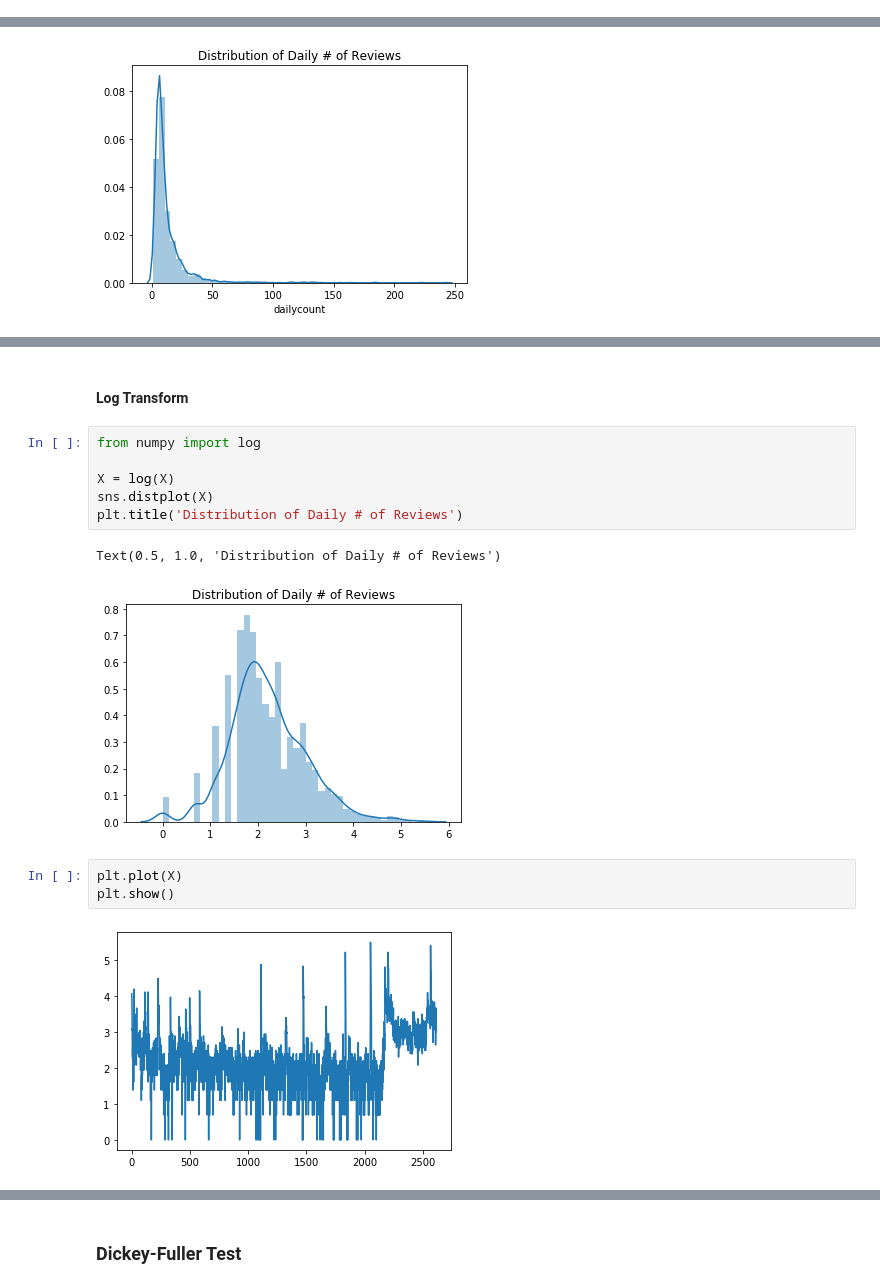
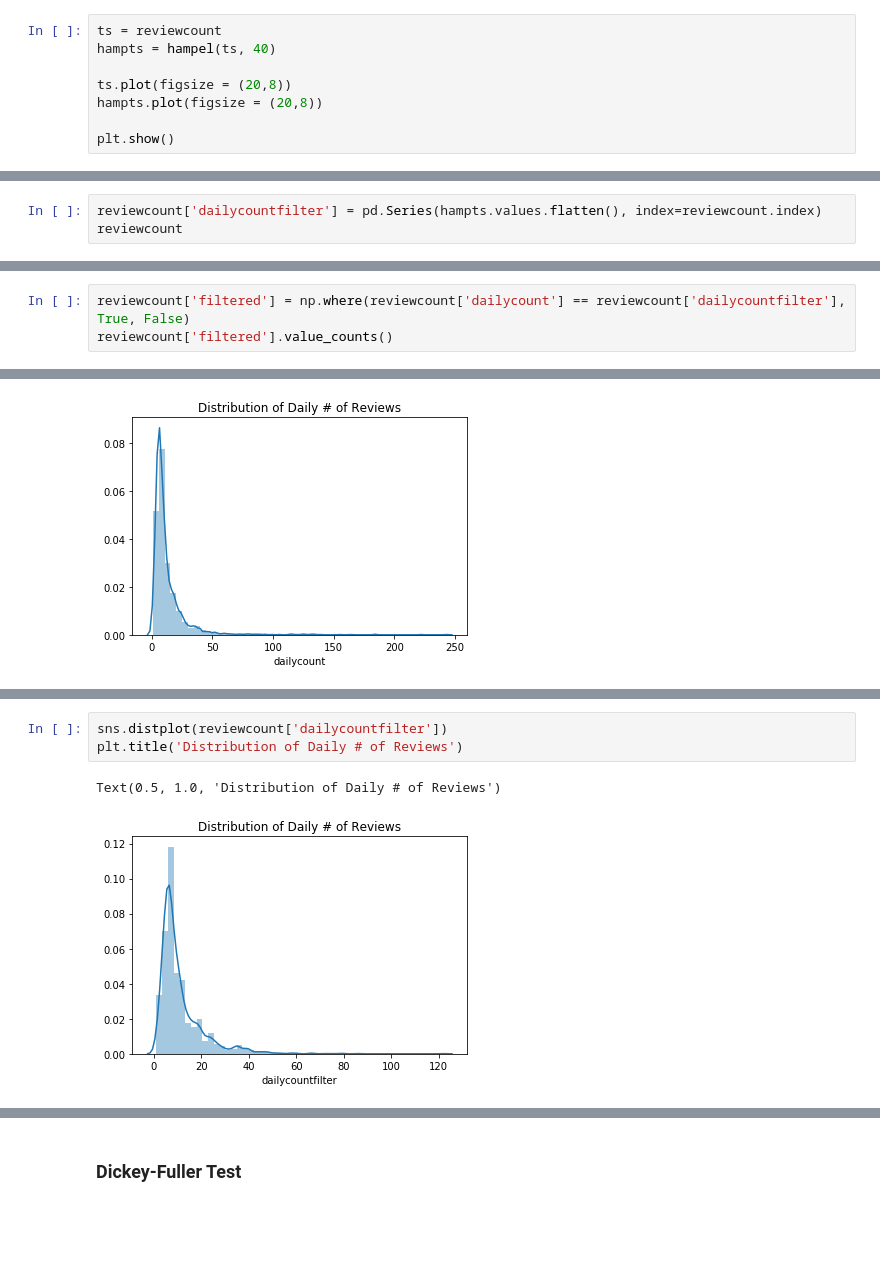
Before and after one commit to Moses-Lin/projectzomboidtimeseries, a Jupyter notebook: EDA.ipynb, the cells around one changed output, grey strips where cells are left out. Drawn from its saved outputs; the diff is of its cells as text; blank space fills up the shorter version.

Commit message:
attempting hampel filter and looking at results

```diff
--- a/EDA.ipynb
+++ b/EDA.ipynb
@@ -195,0 +204,8 @@ memory usage: 40.9 KB
+# %%
+ts = reviewcount
+hampts = hampel(ts, 40)
+
+ts.plot(figsize = (20,8))
+hampts.plot(figsize = (20,8))
+
+plt.show()
@@ -195,0 +235,3 @@ memory usage: 40.9 KB
+# %%
+reviewcount['dailycountfilter'] = pd.Series(hampts.values.flatten(), index=reviewcount.index)
+reviewcount
@@ -195,0 +253,3 @@ memory usage: 40.9 KB
+# %%
+reviewcount['filtered'] = np.where(reviewcount['dailycount'] == reviewcount['dailycountfilter'], True, False)
+reviewcount['filtered'].value_counts()
@@ -264,20 +329,10 @@ print('variance1=%f, variance2=%f' % (var1, var2))
 # %% [output]
 mean1=10.279052, mean2=15.719204
 variance1=90.387726, variance2=438.074941
-# %% [markdown]
-#### Log Transform
 # %%
-from numpy import log
-
-X = log(X)
-sns.distplot(X)
+sns.distplot(reviewcount['dailycountfilter'])
 plt.title('Distribution of Daily # of Reviews')
 # %% [output]
 Text(0.5, 1.0, 'Distribution of Daily # of Reviews')
-[figure, old version]
+[figure, new version]
-# %%
-plt.plot(X)
-plt.show()
-# %% [output]
-[figure, removed]
 # %%
```
Also changed, not shown: parts of 27 cells of this notebook.
